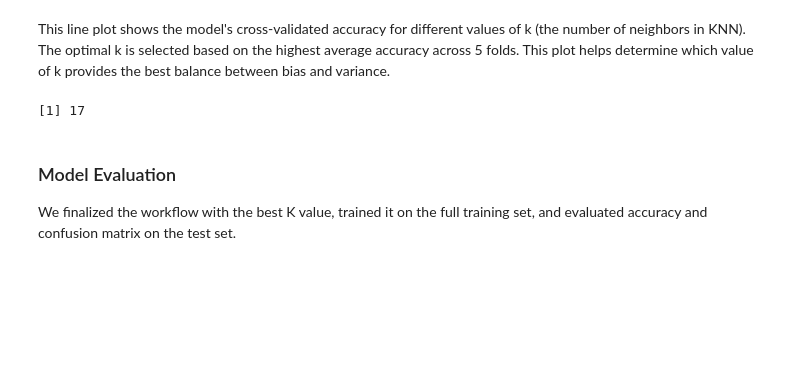
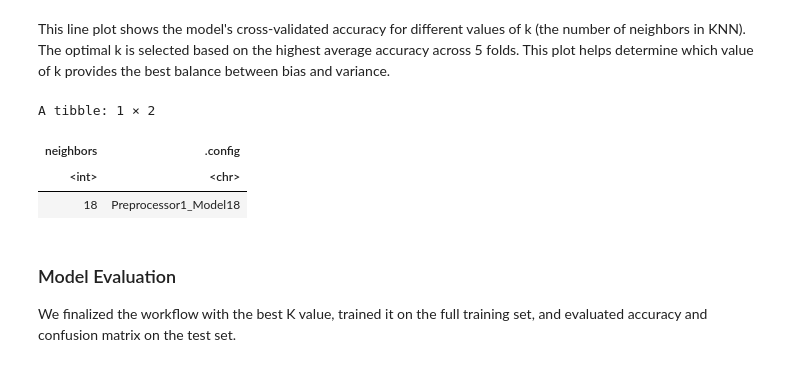
Before and after one commit to karanjohall/Project-Final-Report, a Jupyter notebook: methods_and_results.ipynb, the cells around one changed output. Cells and saved outputs as stored; diff of their text form; code cells hidden in the pictures; blank space fills up the shorter version.

Commit message:
revert metrics and best_k
This reverts commit c8f1c9df084cf62c2471754a4d71dff7bce0abe5

```diff
--- a/methods_and_results.ipynb
+++ b/methods_and_results.ipynb
@@ -167,14 +168,13 @@ results |>
 # %% [markdown]
 This line plot shows the model's cross-validated accuracy for different values of k (the number of neighbors in KNN). The optimal k is selected based on the highest average accuracy across 5 folds. This plot helps determine which value of k provides the best balance between bias and variance.
 # %%
-best_k <- collect_metrics(results) |>
-filter(.metric == "accuracy") |>
-arrange(desc(mean)) |>
-slice(1) |>
-pull(neighbors)
+best_k <- select_best(results, metric = "accuracy")
 best_k
 # %% [output]
-[1] 17
+A tibble: 1 × 2
+| neighbors | .config |
+| <int> | <chr> |
+| 18 | Preprocessor1_Model18 |
 # %% [markdown]
 ### Model Evaluation
 We finalized the workflow with the best K value, trained it on the full training set, and evaluated accuracy and confusion matrix on the test set.
```
Also changed, not shown: parts of 5 cells of this notebook.
